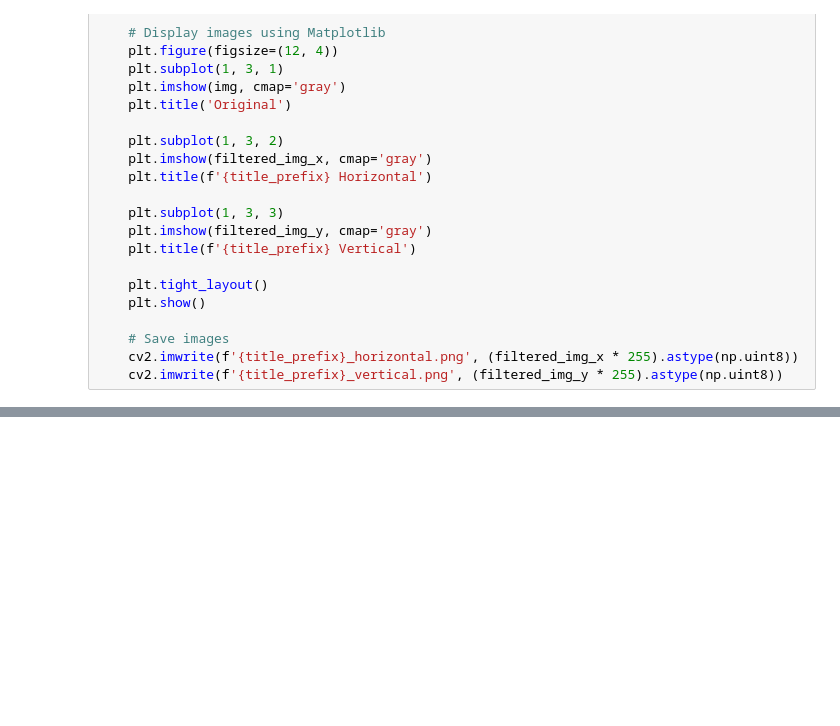
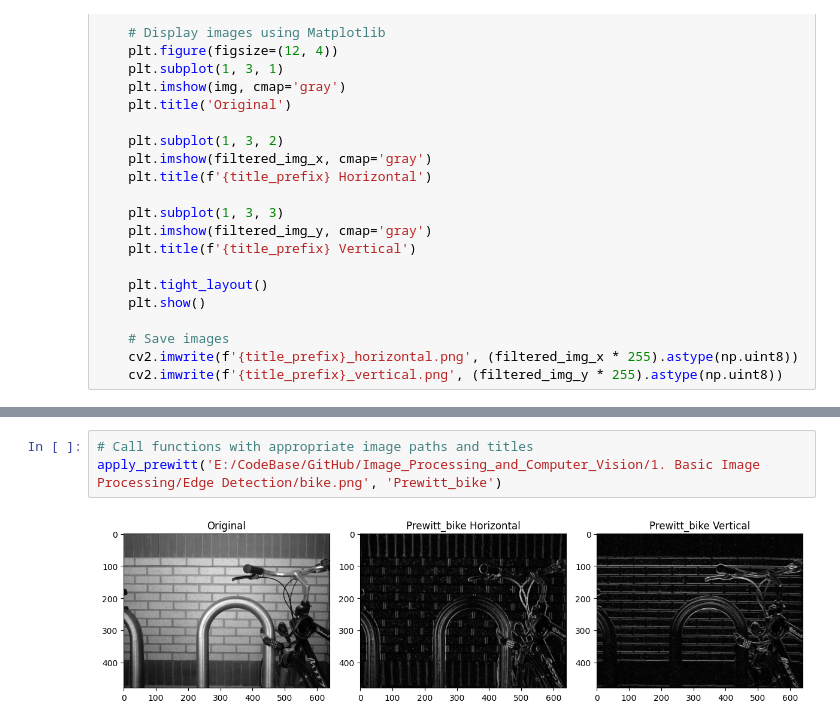
Before and after one commit to HimashaRandil/Image_Processing_and_Computer_Vision, a Jupyter notebook: 1. Basic Image Processing/Edge Detection/Edge Detection.ipynb, the cells around one changed output, grey strips where cells are left out. Cells and saved outputs as stored; diff of their text form; blank space fills up the shorter version.

```diff
--- a/1. Basic Image Processing/Edge Detection/Edge Detection.ipynb
+++ b/1. Basic Image Processing/Edge Detection/Edge Detection.ipynb
@@ -46,0 +176,5 @@ def apply_prewitt(image_path, title_prefix):
+# %%
+# Call functions with appropriate image paths and titles
+apply_prewitt('E:/CodeBase/GitHub/Image_Processing_and_Computer_Vision/1. Basic Image Processing/Edge Detection/bike.png', 'Prewitt_bike')
+# %% [output]
+[figure, added]
```
Also changed, not shown: parts of 7 cells of this notebook, 8 other files.
